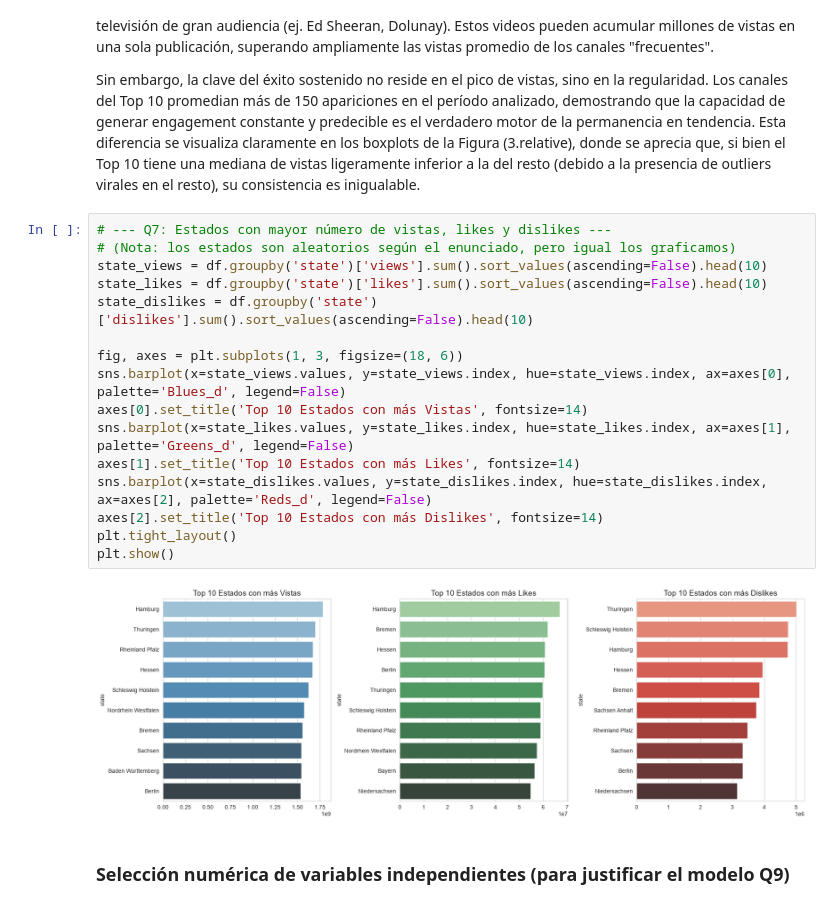
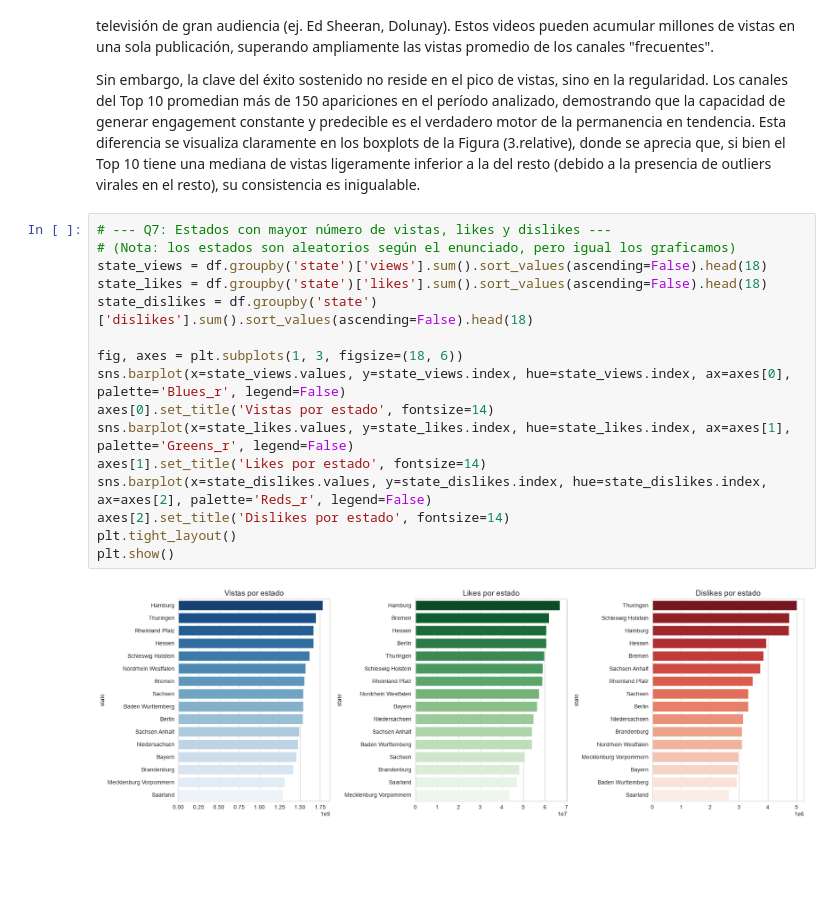
Before and after one commit to MartinDAA/FDS-2026-1-3227, a Jupyter notebook: code/EDA.ipynb, the cells around one changed output. Cells and saved outputs as stored; diff of their text form; blank space fills up the shorter version.

Commit message:
feat: completado EDA, modelo y resultados. requirements.txt aactualizado

```diff
--- a/code/EDA.ipynb
+++ b/code/EDA.ipynb
@@ -399,20 +397,18 @@ Sin embargo, la clave del éxito sostenido no reside en el pico de vistas, sino
 # %%
 # --- Q7: Estados con mayor número de vistas, likes y dislikes ---
 # (Nota: los estados son aleatorios según el enunciado, pero igual los graficamos)
-state_views = df.groupby('state')['views'].sum().sort_values(ascending=False).head(10)
-state_likes = df.groupby('state')['likes'].sum().sort_values(ascending=False).head(10)
-state_dislikes = df.groupby('state')['dislikes'].sum().sort_values(ascending=False).head(10)
+state_views = df.groupby('state')['views'].sum().sort_values(ascending=False).head(18)
+state_likes = df.groupby('state')['likes'].sum().sort_values(ascending=False).head(18)
+state_dislikes = df.groupby('state')['dislikes'].sum().sort_values(ascending=False).head(18)
 
 fig, axes = plt.subplots(1, 3, figsize=(18, 6))
-sns.barplot(x=state_views.values, y=state_views.index, hue=state_views.index, ax=axes[0], palette='Blues_d', legend=False)
-axes[0].set_title('Top 10 Estados con más Vistas', fontsize=14)
-sns.barplot(x=state_likes.values, y=state_likes.index, hue=state_likes.index, ax=axes[1], palette='Greens_d', legend=False)
-axes[1].set_title('Top 10 Estados con más Likes', fontsize=14)
-sns.barplot(x=state_dislikes.values, y=state_dislikes.index, hue=state_dislikes.index, ax=axes[2], palette='Reds_d', legend=False)
-axes[2].set_title('Top 10 Estados con más Dislikes', fontsize=14)
+sns.barplot(x=state_views.values, y=state_views.index, hue=state_views.index, ax=axes[0], palette='Blues_r', legend=False)
+axes[0].set_title('Vistas por estado', fontsize=14)
+sns.barplot(x=state_likes.values, y=state_likes.index, hue=state_likes.index, ax=axes[1], palette='Greens_r', legend=False)
+axes[1].set_title('Likes por estado', fontsize=14)
+sns.barplot(x=state_dislikes.values, y=state_dislikes.index, hue=state_dislikes.index, ax=axes[2], palette='Reds_r', legend=False)
+axes[2].set_title('Dislikes por estado', fontsize=14)
 plt.tight_layout()
 plt.show()
 # %% [output]
-[figure, old version]
+[figure, new version]
-# %% [markdown]
-### Selección numérica de variables independientes (para justificar el modelo Q9)
```
Also changed, not shown: parts of 12 cells of this notebook, 6 other files.
